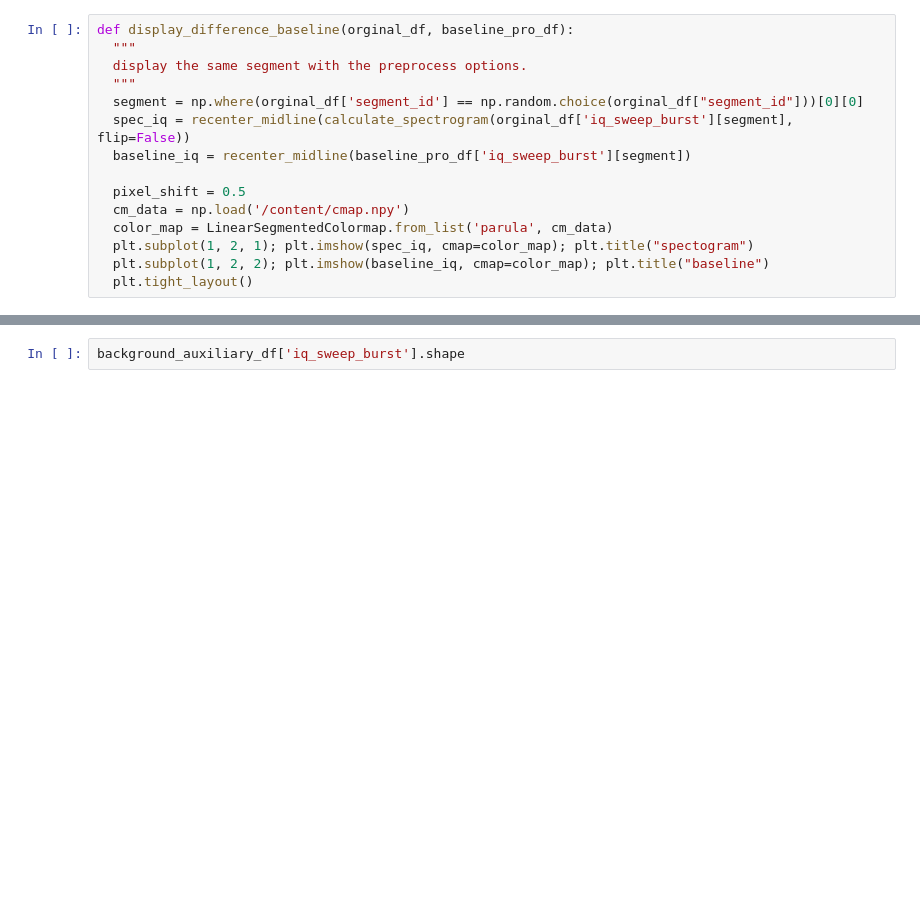
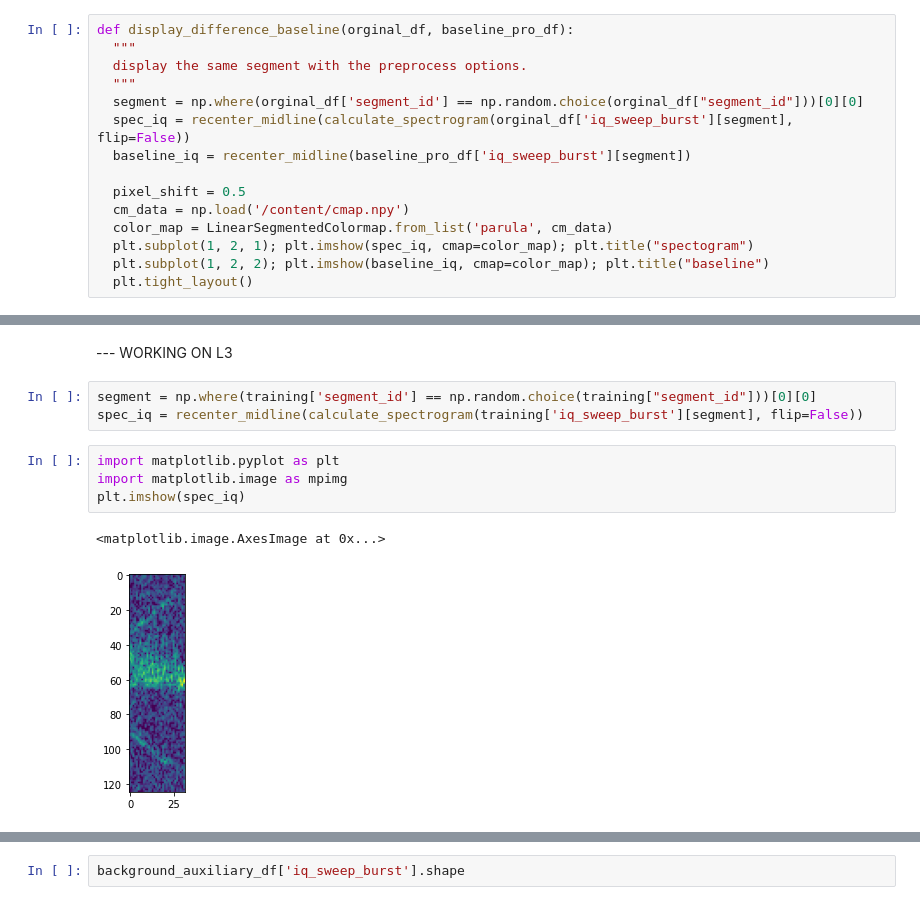
Before and after one commit to InbarShirizly/MAFAT-Challenge, a Jupyter notebook: Our notebooks/Tammuz/Tammuz Working Copy EDA - CP2.ipynb, the cells around one changed output, grey strips where cells are left out. Cells and saved outputs as stored; diff of their text form; blank space fills up the shorter version.

```diff
--- a/Our notebooks/Tammuz/Tammuz Working Copy EDA - CP2.ipynb
+++ b/Our notebooks/Tammuz/Tammuz Working Copy EDA - CP2.ipynb
@@ -1695,0 +1784,12 @@ display_difference_baseline(training, train_df)
+# %% [markdown]
+--- WORKING ON L3
+# %%
+segment = np.where(training['segment_id'] == np.random.choice(training["segment_id"]))[0][0]
+spec_iq = recenter_midline(calculate_spectrogram(training['iq_sweep_burst'][segment], flip=False))
+# %%
+import matplotlib.pyplot as plt
+import matplotlib.image as mpimg
+plt.imshow(spec_iq)
+# %% [output]
+<matplotlib.image.AxesImage at 0x...>
+[figure, added]
```
Also changed, not shown: parts of 41 cells of this notebook, 15 other files.
